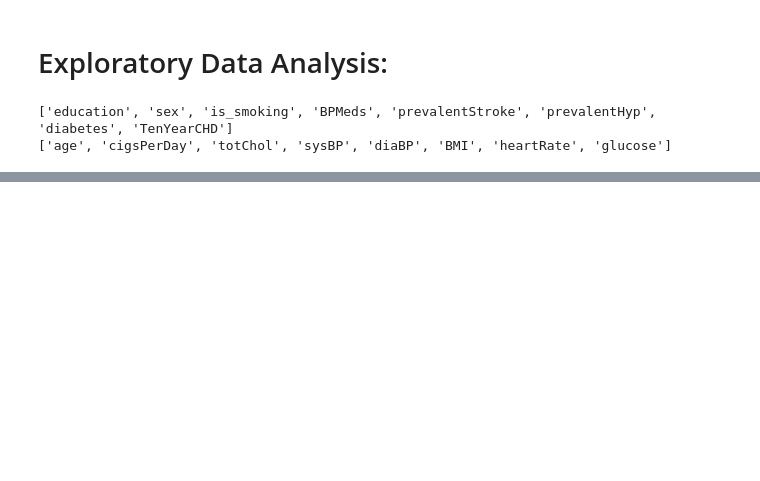
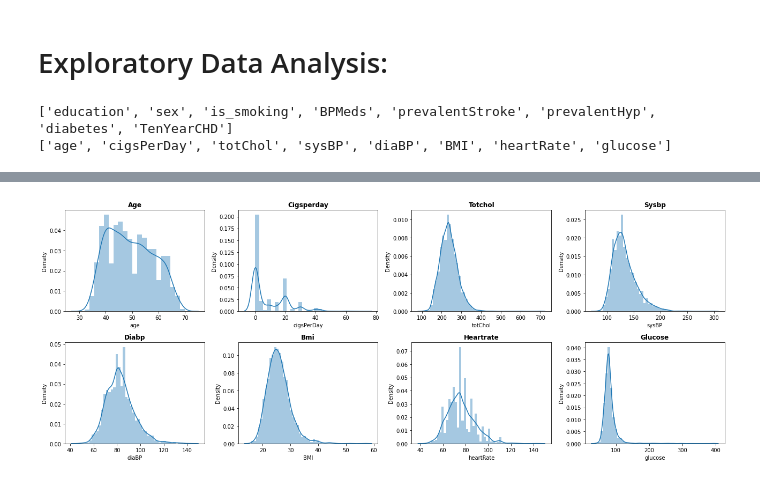
Before and after one commit to Kondasagar/Cardiovascular-Risk-Prediction, a Jupyter notebook: Cardiovascular_Risk_Prediction.ipynb, the cells around one changed output, grey strips where cells are left out. Saved outputs shown, nothing was run; the diff lists cells and outputs as text; code cells hidden in the pictures; blank space fills up the shorter version.

```diff
--- a/Cardiovascular_Risk_Prediction.ipynb
+++ b/Cardiovascular_Risk_Prediction.ipynb
@@ -227,0 +252,10 @@ plt.show()
+# %%
+# Visualizing the distributions.
+plt.figure(figsize=(18,7))
+for n,column in enumerate(numeric_features):
+  plt.subplot(2, 4, n+1)
+  sns.distplot(df[column])
+  plt.title(f'{column.title()}',weight='bold')
+  plt.tight_layout()
+# %% [output]
+[figure, added]
```
Also changed, not shown: parts of 10 cells of this notebook.
